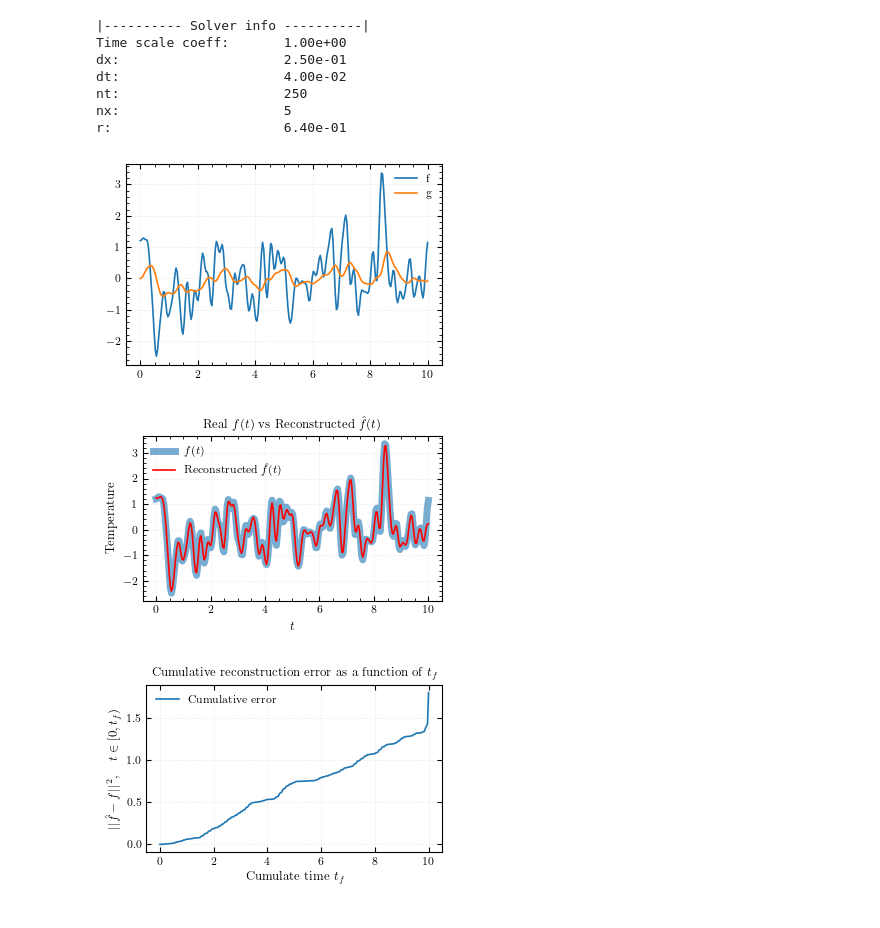
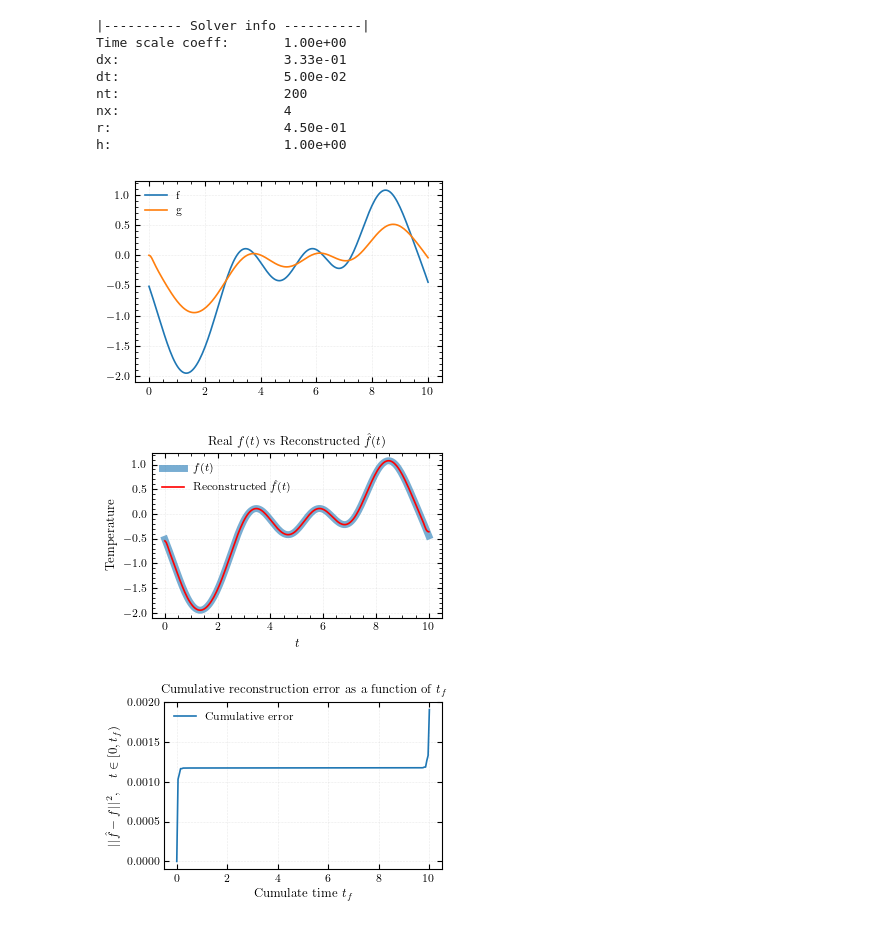
Before and after one commit to Sparisi01/RPM_implementation, a Jupyter notebook: test_tikhonov.ipynb, the cells around one changed output. Drawn from its saved outputs; the diff is of its cells as text; code cells hidden in the pictures.

```diff
--- a/test_tikhonov.ipynb
+++ b/test_tikhonov.ipynb
@@ -11,9 +11,9 @@ import heat1D_crank_nicolson_solver as cns
 # Parametri simulazione
 L = 1
 Tf = 10
-nt = 250
+nt = 200
 D = 1
-wanted_r = 0.8
+wanted_r = 0.5
 h = 1
 
 # Inizializza solver
@@ -22,27 +22,28 @@ solver.info()
 # %% [output]
 |---------- Solver info ----------|
 Time scale coeff:       1.00e+00
-dx:                     2.50e-01
-dt:                     4.00e-02
-nt:                     250
-nx:                     5
-r:                      6.40e-01
+dx:                     3.33e-01
+dt:                     5.00e-02
+nt:                     200
+nx:                     4
+r:                      4.50e-01
+h:                      1.00e+00
 # %%
-f_generator = fg.FunctionsGenerator(solver.t_array, l=0.1)
+f_generator = fg.FunctionsGenerator(solver.t_array, l=1)
 
 f = f_generator.generate_from_white_noise()
 
 theta = solver.solve(f)
 g = theta[solver.nx-1,:]
 
 plt.plot(solver.t_array, f, label="f")
 plt.plot(solver.t_array, g, label="g")
 plt.legend()
 plt.grid()
 plt.minorticks_on()
 plt.show()
 # %% [output]
-[figure, old version]
+[figure, new version]
 # %%
 def tikhonov_loss(f, g_target, lambda_reg : float):
 
@@ -86,7 +87,7 @@ plt.minorticks_on()
 plt.savefig("assets/tikonov_reconstructed_function.pdf")
 plt.show()
 # %% [output]
-[figure, old version]
+[figure, new version]
 # %%
 loss_array = np.zeros(nt)
 
@@ -102,4 +103,4 @@ plt.legend()
 plt.grid()
 plt.show()
 # %% [output]
-[figure, old version]
+[figure, new version]
```
Also changed, not shown: parts of 1 cell of this notebook, 16 other files.
